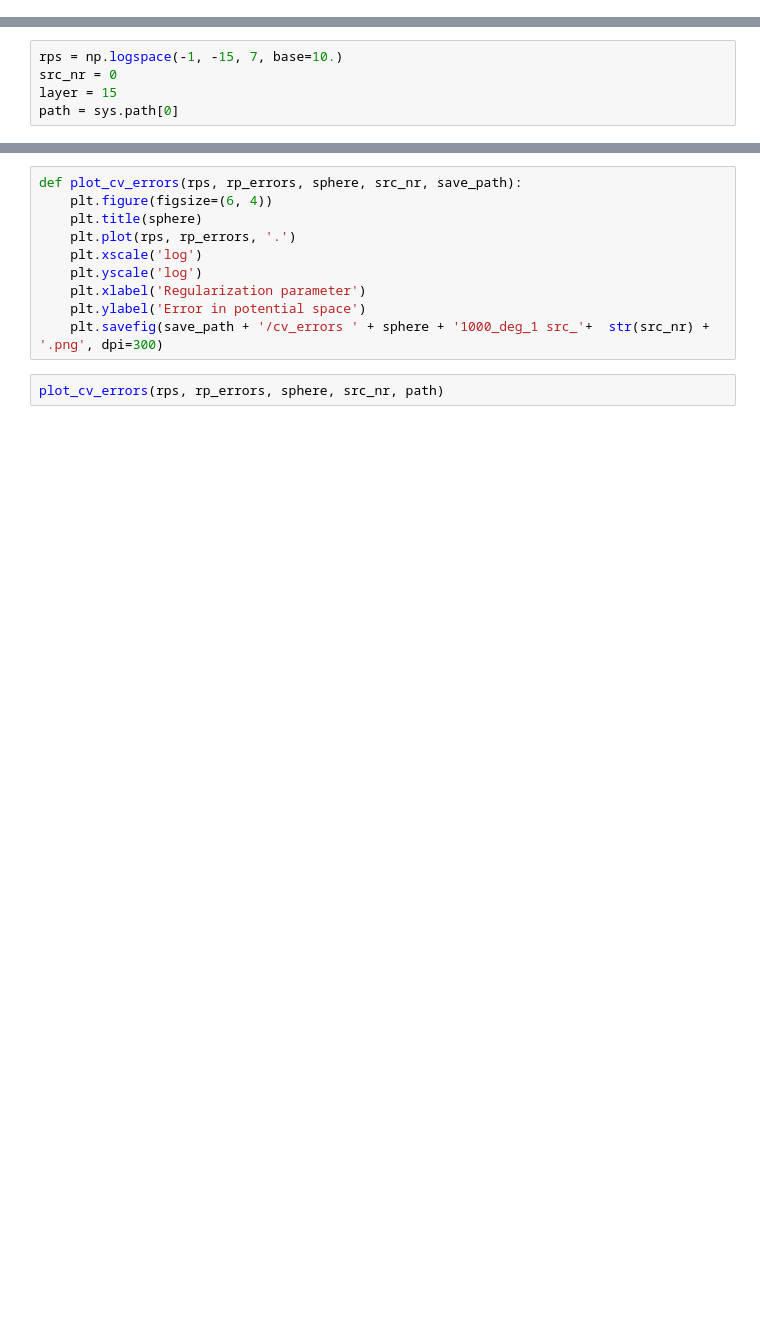
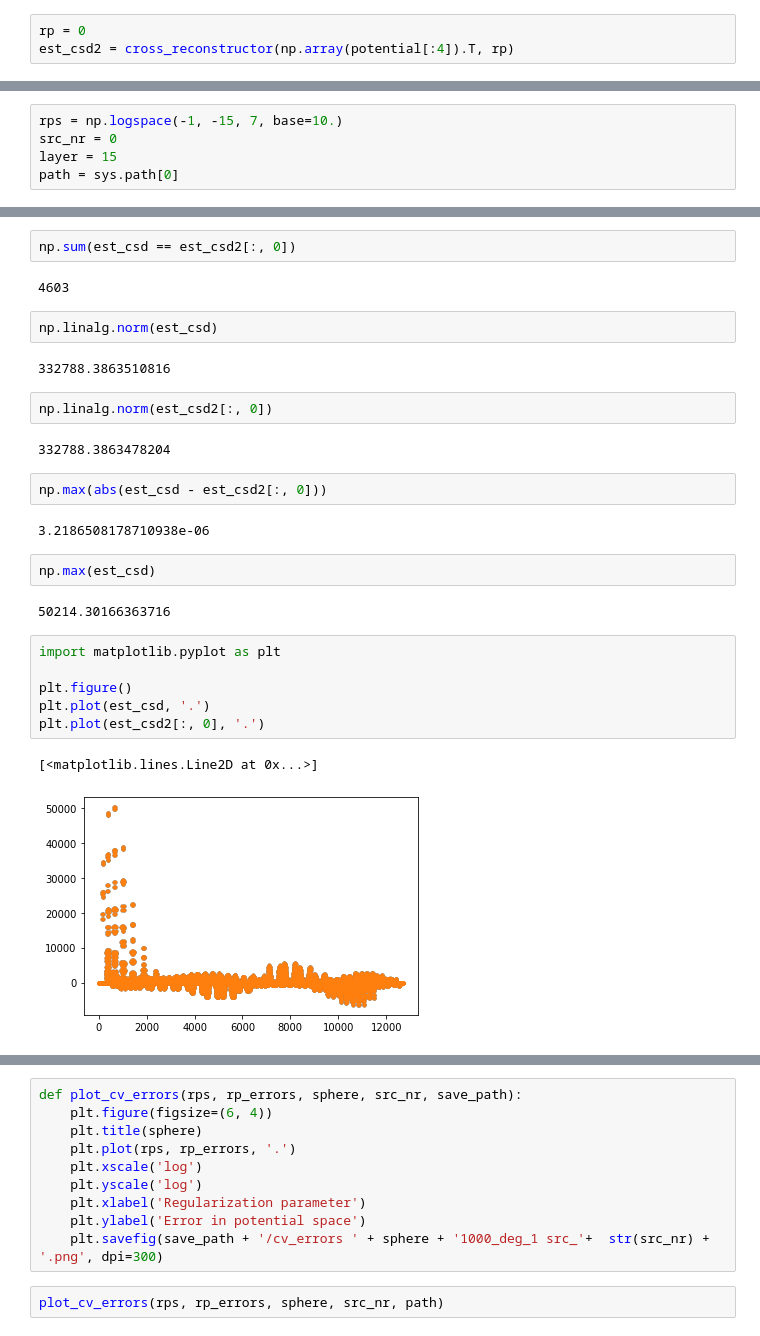
Before and after one commit to Neuroinflab/kESI, a Jupyter notebook: extras/validation/reconstruction_with_cv.ipynb, the cells around one changed output, grey strips where cells are left out. Saved outputs shown, nothing was run; the diff lists cells and outputs as text; blank space fills up the shorter version.

```diff
--- a/extras/validation/reconstruction_with_cv.ipynb
+++ b/extras/validation/reconstruction_with_cv.ipynb
@@ -242,0 +245,3 @@ potential = [measurement_manager.probe(source) for source in sources]
+# %%
+rp = 0
+est_csd2 = cross_reconstructor(np.array(potential[:4]).T, rp)
@@ -262,3 +282,32 @@ CV_rp : 2.154434690031878e-13
+# %%
+np.sum(est_csd == est_csd2[:, 0])
+# %% [output]
+4603
+# %%
+np.linalg.norm(est_csd)
+# %% [output]
+332788.3863510816
+# %%
+np.linalg.norm(est_csd2[:, 0])
+# %% [output]
+332788.3863478204
+# %%
+np.max(abs(est_csd - est_csd2[:, 0]))
+# %% [output]
+3.2186508178710938e-06
+# %%
+np.max(est_csd)
+# %% [output]
+50214.30166363716
+# %%
+import matplotlib.pyplot as plt
+
+plt.figure()
+plt.plot(est_csd, '.')
+plt.plot(est_csd2[:, 0], '.')
+# %% [output]
+[<matplotlib.lines.Line2D at 0x...>]
+[figure, added]
 # %%
 sphere = 'four spheres'
 generate_figure(X, Y, Z, true_csd, 'csd', IDX, layer, str(sphere)+' True csd', path)
```
Also changed, not shown: parts of 29 cells of this notebook.
